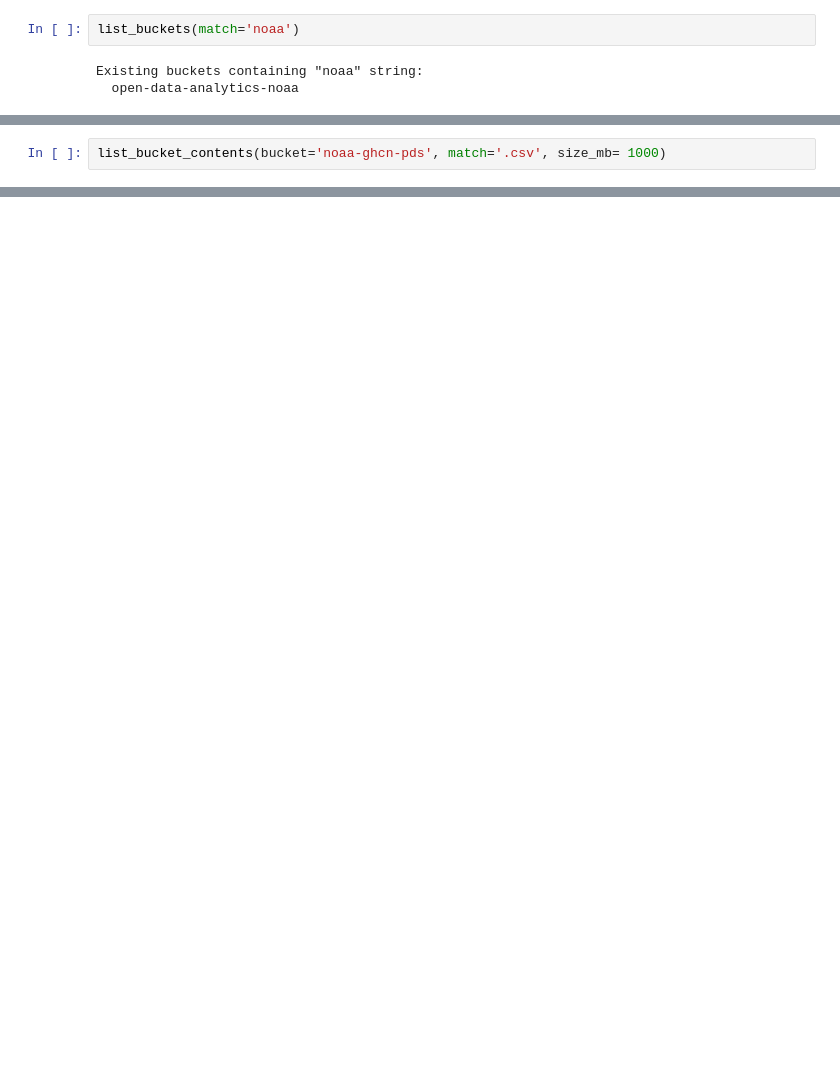
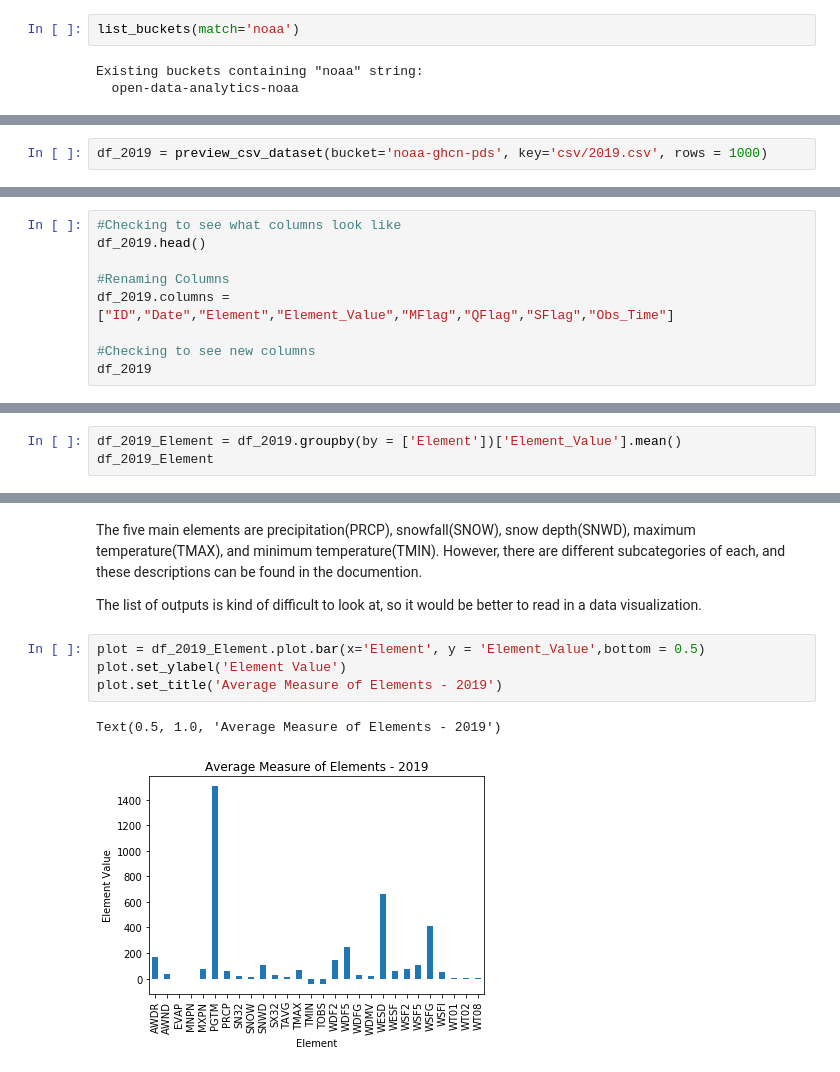
Before and after one commit to miaowu128/QTM350FinalProject, a Jupyter notebook: Elizabeth/Elizabeth.ipynb, the cells around one changed output, grey strips where cells are left out. Cells and saved outputs as stored; diff of their text form; blank space fills up the shorter version.

Commit message:
Added information about project and averages of elements with data visualization

```diff
--- a/Elizabeth/Elizabeth.ipynb
+++ b/Elizabeth/Elizabeth.ipynb
@@ -83,2 +116,2 @@ def list_bucket_contents(bucket, match='', size_mb=0):
 # %%
-list_bucket_contents(bucket='noaa-ghcn-pds', match='.csv', size_mb= 1000)
+df_2019 = preview_csv_dataset(bucket='noaa-ghcn-pds', key='csv/2019.csv', rows = 1000)
@@ -127,0 +158,9 @@ copy_among_buckets(from_bucket='afsis', from_key='2009-2013/Wet_Chemistry/ICRAF/
+# %%
+#Checking to see what columns look like
+df_2019.head()
+
+#Renaming Columns
+df_2019.columns = ["ID","Date","Element","Element_Value","MFlag","QFlag","SFlag","Obs_Time"]
+
+#Checking to see new columns
+df_2019
@@ -127,0 +178,3 @@ copy_among_buckets(from_bucket='afsis', from_key='2009-2013/Wet_Chemistry/ICRAF/
+# %%
+df_2019_Element = df_2019.groupby(by = ['Element'])['Element_Value'].mean()
+df_2019_Element
@@ -127,0 +214,11 @@ copy_among_buckets(from_bucket='afsis', from_key='2009-2013/Wet_Chemistry/ICRAF/
+# %% [markdown]
+The five main elements are precipitation(PRCP), snowfall(SNOW), snow depth(SNWD), maximum temperature(TMAX), and minimum temperature(TMIN). However, there are different subcategories of each, and these descriptions can be found in the documention.
+
+The list of outputs is kind of difficult to look at, so it would be better to read in a data visualization.
+# %%
+plot = df_2019_Element.plot.bar(x='Element', y = 'Element_Value',bottom = 0.5)
+plot.set_ylabel('Element Value')
+plot.set_title('Average Measure of Elements - 2019')
+# %% [output]
+Text(0.5, 1.0, 'Average Measure of Elements - 2019')
+[figure, added]
```
Also changed, not shown: parts of 30 cells of this notebook, 1 other file.
